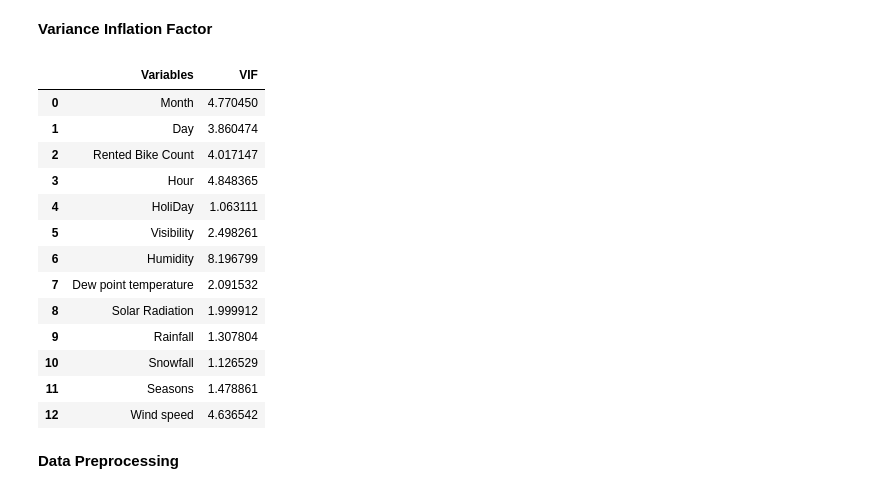
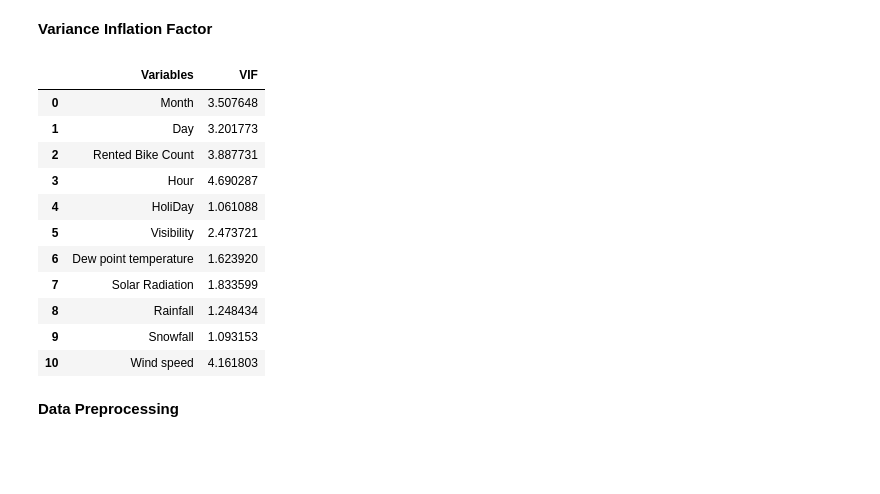
Before and after one commit to Rohan20202/Bike-Sharing-Demand-Prediction, a Jupyter notebook: Bike_Sharing_Demand_Prediction_Capstone_Project.ipynb, the cells around one changed output. Cells and saved outputs as stored; diff of their text form; code cells hidden in the pictures; blank space fills up the shorter version.

```diff
--- a/Bike_Sharing_Demand_Prediction_Capstone_Project.ipynb
+++ b/Bike_Sharing_Demand_Prediction_Capstone_Project.ipynb
@@ -545,9 +545,12 @@ Winter    2160
 Name: Seasons, dtype: int64
 # %% [markdown]
 **Dummy Variables**
-# %%
-#onehot encoding of seasons
-bike_df['Seasons'] = pd.get_dummies(data['Seasons'], drop_first=True)
+# %%
+#onehot encoding of seasons
+bike_df['Seasons'] =np.where(bike_df['Seasons']=='Spring',1,0)
+bike_df['Seasons'] =np.where(bike_df['Seasons']=='Summer',1,0)
+bike_df['Seasons'] =np.where(bike_df['Seasons']=='Autumn',1,0)
+bike_df['Seasons'] =np.where(bike_df['Seasons']=='Winter',1,0)
 # %%
 #value counts after convering the seasons column into a numerical feature
 bike_df['Seasons'].value_counts()
@@ -577,22 +567,20 @@ def cal_vif(X):
   vif['VIF'] = [variance_inflation_factor(X.values, i) for i in range(X.shape[1])]
   return vif
 # %%
-cal_vif(bike_df[[i for i in bike_df.describe().columns if i not in['Date', 'Year', 'Temperature']]])
+cal_vif(bike_df[[i for i in bike_df.describe().columns if i not in['Year','Temperature','Seasons','Humidity']]])
 # %% [output]
 |  | Variables | VIF |
-| 0 | Month | 4.770450 |
-| 1 | Day | 3.860474 |
-| 2 | Rented Bike Count | 4.017147 |
-| 3 | Hour | 4.848365 |
-| 4 | HoliDay | 1.063111 |
-| 5 | Visibility | 2.498261 |
-| 6 | Humidity | 8.196799 |
-| 7 | Dew point temperature | 2.091532 |
-| 8 | Solar Radiation | 1.999912 |
-| 9 | Rainfall | 1.307804 |
-| 10 | Snowfall | 1.126529 |
-| 11 | Seasons | 1.478861 |
-| 12 | Wind speed | 4.636542 |
+| 0 | Month | 3.507648 |
+| 1 | Day | 3.201773 |
+| 2 | Rented Bike Count | 3.887731 |
+| 3 | Hour | 4.690287 |
+| 4 | HoliDay | 1.061088 |
+| 5 | Visibility | 2.473721 |
+| 6 | Dew point temperature | 1.623920 |
+| 7 | Solar Radiation | 1.833599 |
+| 8 | Rainfall | 1.248434 |
+| 9 | Snowfall | 1.093153 |
+| 10 | Wind speed | 4.161803 |
 # %% [markdown]
 **Data Preprocessing**
 # %%
```
Also changed, not shown: parts of 30 cells of this notebook.
